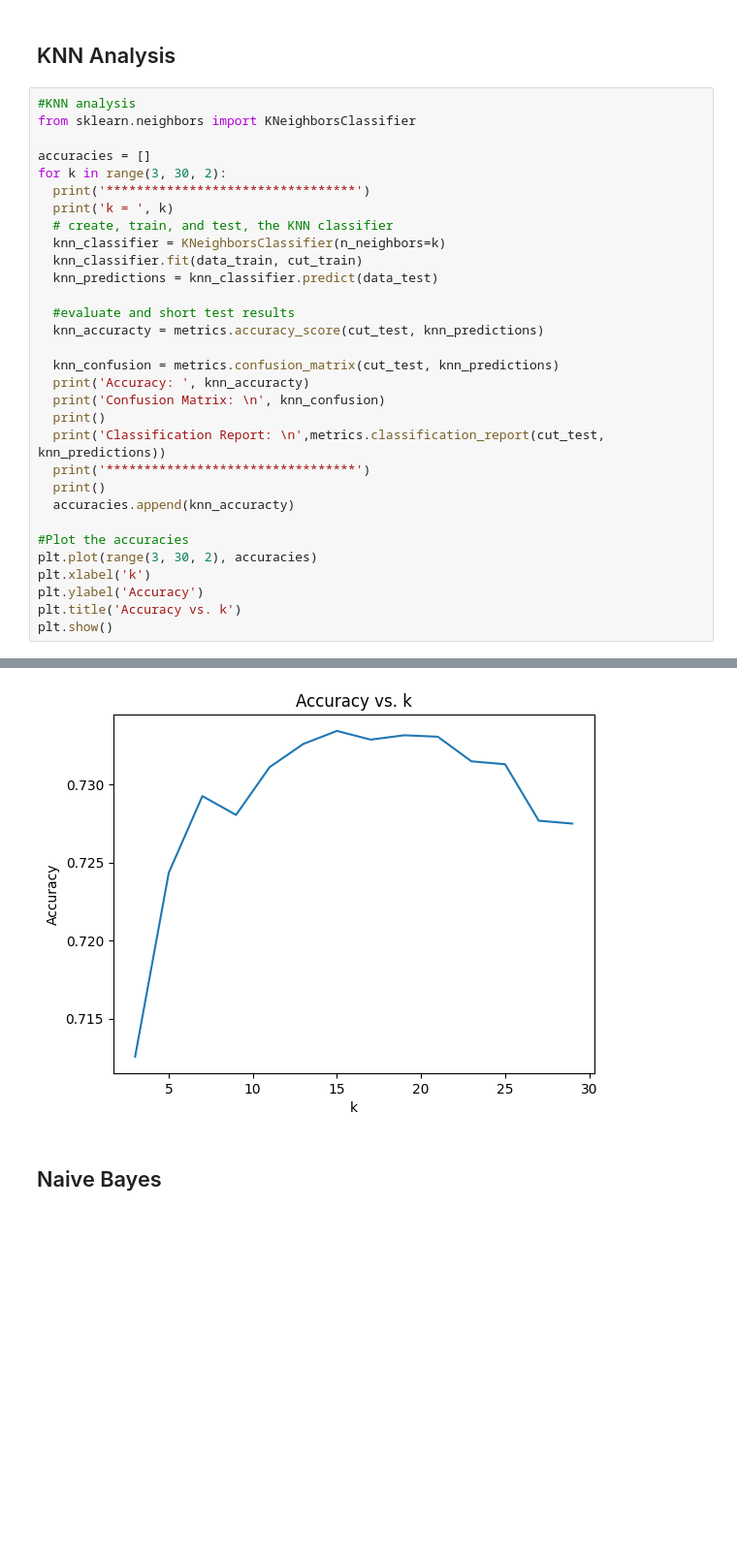
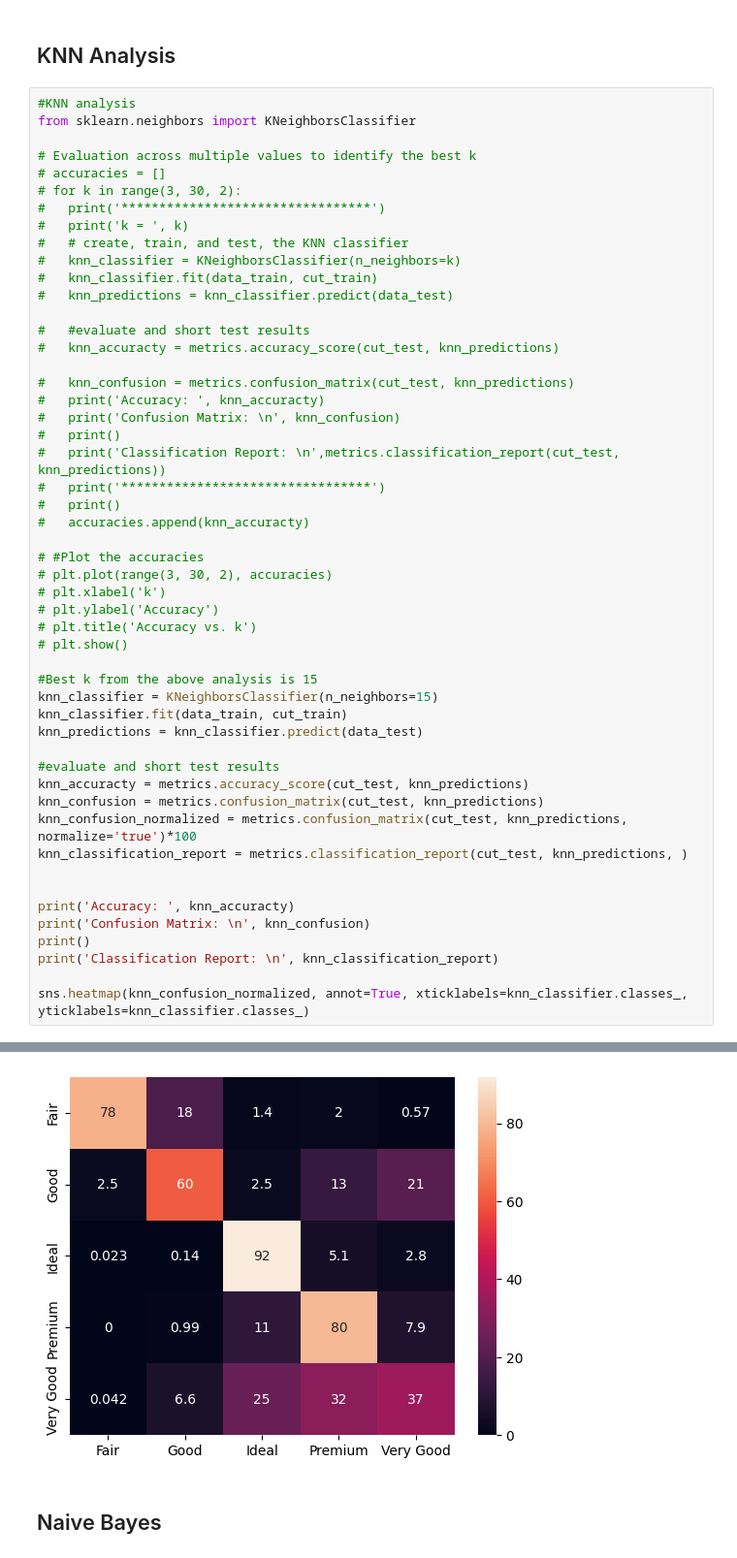
Before and after one commit to wortcook/UMKC, a Jupyter notebook: Fall2024/CS5530-0005/hw3/Thomas_Jones_CS5530_0005_HW_3_Supervised_Learning.ipynb, the cells around one changed output, grey strips where cells are left out. Shown at 97% size. Drawn from its saved outputs; the diff is of its cells as text; blank space fills up the shorter version.

```diff
--- a/Fall2024/CS5530-0005/hw3/Thomas_Jones_CS5530_0005_HW_3_Supervised_Learning.ipynb
+++ b/Fall2024/CS5530-0005/hw3/Thomas_Jones_CS5530_0005_HW_3_Supervised_Learning.ipynb
@@ -97,31 +97,51 @@ data_train, data_test, cut_train, cut_test = train_test_split(df_scaled, df_cut,
 #KNN analysis
 from sklearn.neighbors import KNeighborsClassifier
 
-accuracies = []
-for k in range(3, 30, 2):
-  print('*********************************')
-  print('k = ', k)
-  # create, train, and test, the KNN classifier
-  knn_classifier = KNeighborsClassifier(n_neighbors=k)
-  knn_classifier.fit(data_train, cut_train)
-  knn_predictions = knn_classifier.predict(data_test)
+# Evaluation across multiple values to identify the best k
+# accuracies = []
+# for k in range(3, 30, 2):
+#   print('*********************************')
+#   print('k = ', k)
+#   # create, train, and test, the KNN classifier
+#   knn_classifier = KNeighborsClassifier(n_neighbors=k)
+#   knn_classifier.fit(data_train, cut_train)
+#   knn_predictions = knn_classifier.predict(data_test)
 
-  #evaluate and short test results
-  knn_accuracty = metrics.accuracy_score(cut_test, knn_predictions)
+#   #evaluate and short test results
+#   knn_accuracty = metrics.accuracy_score(cut_test, knn_predictions)
 
-  knn_confusion = metrics.confusion_matrix(cut_test, knn_predictions)
-  print('Accuracy: ', knn_accuracty)
-  print('Confusion Matrix: \n', knn_confusion)
-  print()
-  print('Classification Report: \n',metrics.classification_report(cut_test, knn_predictions))
-  print('*********************************')
-  print()
-  accuracies.append(knn_accuracty)
+#   knn_confusion = metrics.confusion_matrix(cut_test, knn_predictions)
+#   print('Accuracy: ', knn_accuracty)
+#   print('Confusion Matrix: \n', knn_confusion)
+#   print()
+#   print('Classification Report: \n',metrics.classification_report(cut_test, knn_predictions))
+#   print('*********************************')
+#   print()
+#   accuracies.append(knn_accuracty)
 
-#Plot the accuracies
-plt.plot(range(3, 30, 2), accuracies)
-plt.xlabel('k')
-plt.ylabel('Accuracy')
-plt.title('Accuracy vs. k')
-plt.show()
+# #Plot the accuracies
+# plt.plot(range(3, 30, 2), accuracies)
+# plt.xlabel('k')
+# plt.ylabel('Accuracy')
+# plt.title('Accuracy vs. k')
+# plt.show()
+
+#Best k from the above analysis is 15
+knn_classifier = KNeighborsClassifier(n_neighbors=15)
+knn_classifier.fit(data_train, cut_train)
+knn_predictions = knn_classifier.predict(data_test)
+
+#evaluate and short test results
+knn_accuracty = metrics.accuracy_score(cut_test, knn_predictions)
+knn_confusion = metrics.confusion_matrix(cut_test, knn_predictions)
+knn_confusion_normalized = metrics.confusion_matrix(cut_test, knn_predictions, normalize='true')*100
+knn_classification_report = metrics.classification_report(cut_test, knn_predictions, )
+
+
+print('Accuracy: ', knn_accuracty)
+print('Confusion Matrix: \n', knn_confusion)
+print()
+print('Classification Report: \n', knn_classification_report)
+
+sns.heatmap(knn_confusion_normalized, annot=True, xticklabels=knn_classifier.classes_, yticklabels=knn_classifier.classes_)
 # %% [output]
@@ -145,4 +169,4 @@ weighted avg       0.72      0.73      0.71     10778
-[figure, old version]
+[figure, new version]
 # %% [markdown]
 ## Naive Bayes
 # %%
```
Also changed, not shown: parts of 8 cells of this notebook, 3 other files.
